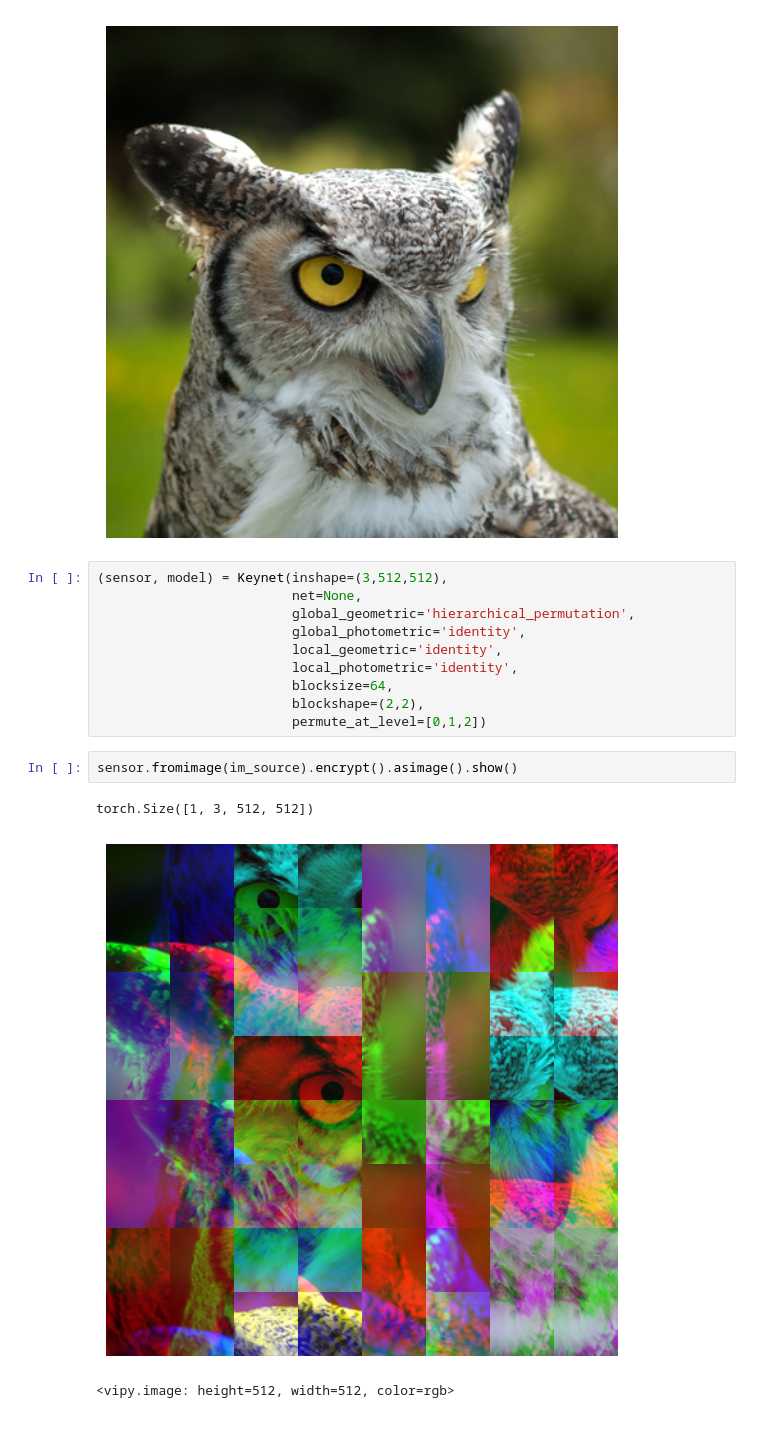
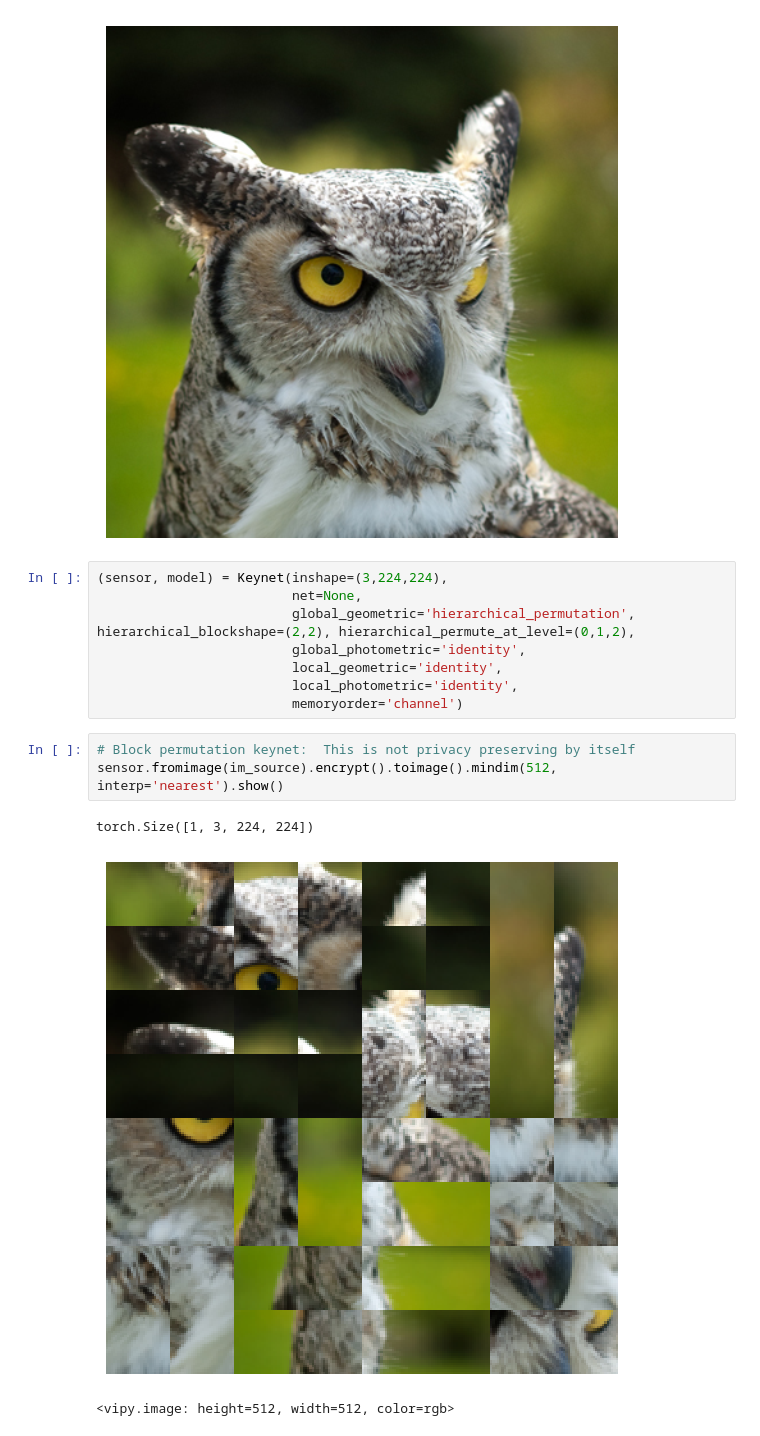
Before and after one commit to visym/keynet, a Jupyter notebook: demo/vgg16.ipynb, the cells around one changed output. Drawn from its saved outputs; the diff is of its cells as text.

```diff
--- a/demo/vgg16.ipynb
+++ b/demo/vgg16.ipynb
@@ -6,19 +6,18 @@ im_source = vipy.calibration.testimage().show()
 # %% [output]
 [figure]
 # %%
-(sensor, model) = Keynet(inshape=(3,512,512),
+(sensor, model) = Keynet(inshape=(3,224,224),
                          net=None,
-                         global_geometric='hierarchical_permutation',
+                         global_geometric='hierarchical_permutation', hierarchical_blockshape=(2,2), hierarchical_permute_at_level=(0,1,2),
                          global_photometric='identity',
                          local_geometric='identity',
                          local_photometric='identity',
-                         blocksize=64,
-                         blockshape=(2,2),
-                         permute_at_level=[0,1,2])
+                         memoryorder='channel')
-# %%
-sensor.fromimage(im_source).encrypt().asimage().show()
-# %% [output]
-torch.Size([1, 3, 512, 512])
-[figure, removed]
-<vipy.image: height=512, width=512, color=rgb>
+# %%
+# Block permutation keynet:  This is not privacy preserving by itself
+sensor.fromimage(im_source).encrypt().toimage().mindim(512, interp='nearest').show()
+# %% [output]
+torch.Size([1, 3, 224, 224])
+[figure, added]
+<vipy.image: height=512, width=512, color=rgb>
 # %%
```
Also changed, not shown: parts of 4 cells of this notebook, 1 other file.
